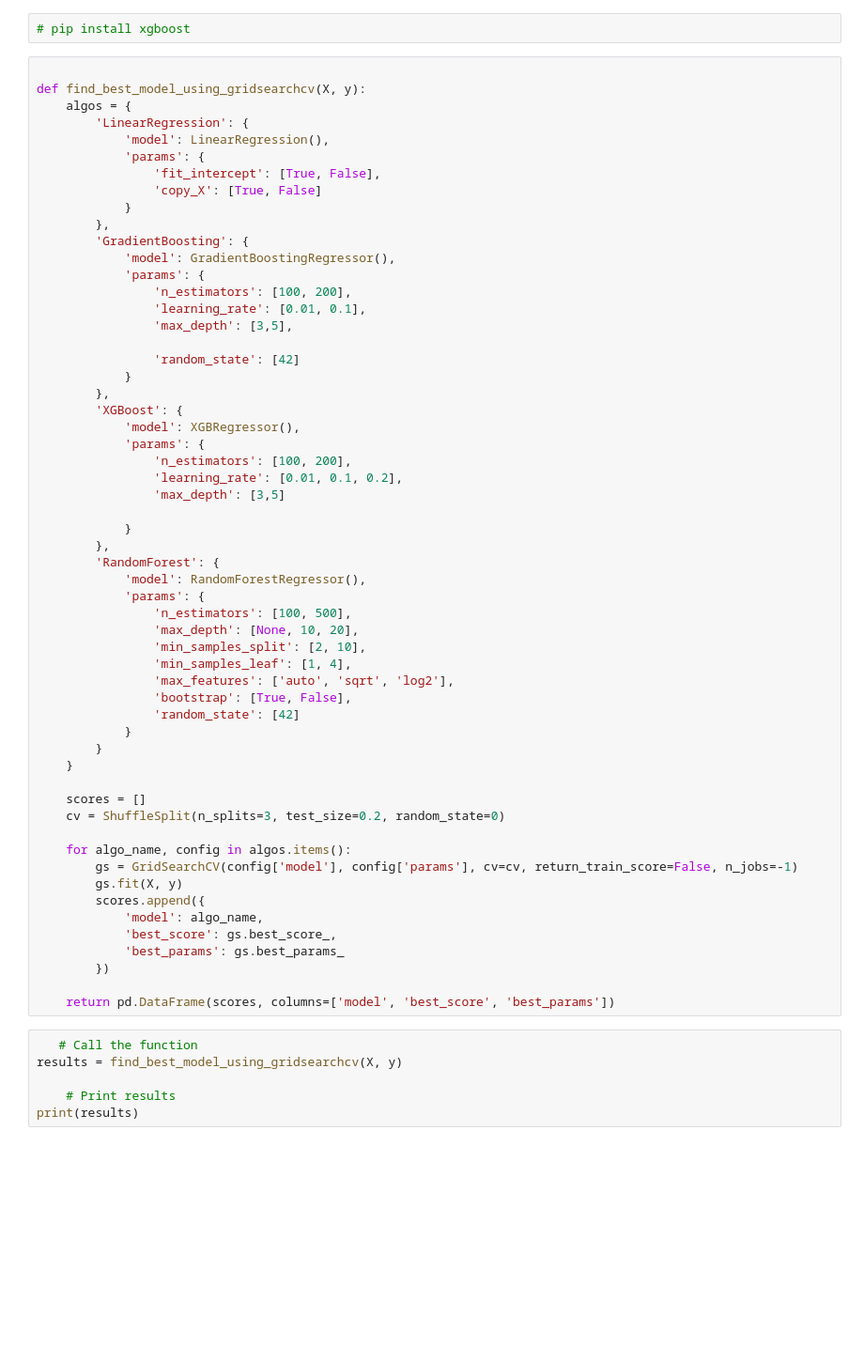
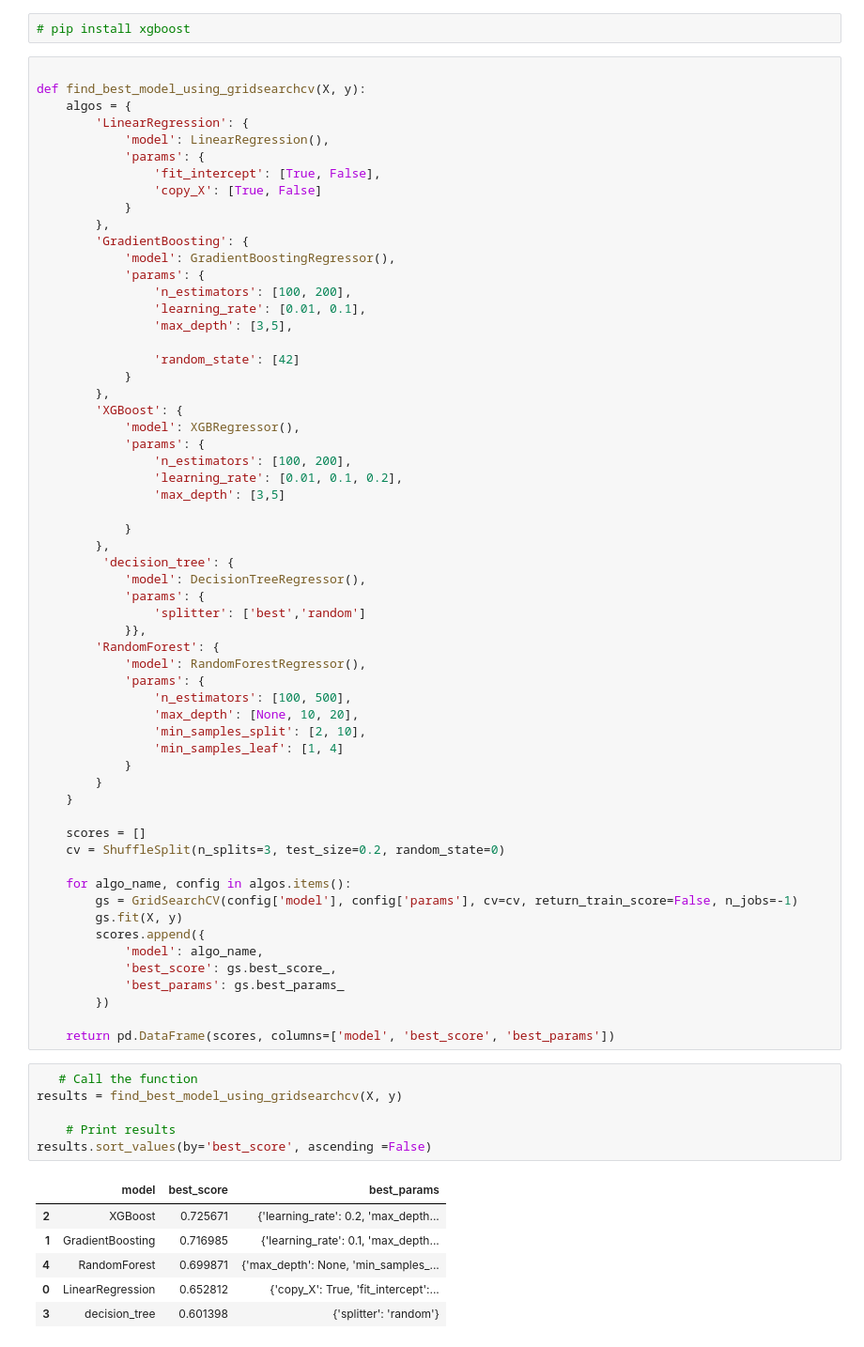
Before and after one commit to andrewnyagar/problem_statement3, a Jupyter notebook: PricePrediction.ipynb, the cells around one changed output. Shown at 94% size. Cells and saved outputs as stored; diff of their text form; blank space fills up the shorter version.

Commit message:
to export model

```diff
--- a/PricePrediction.ipynb
+++ b/PricePrediction.ipynb
@@ -253,16 +489,18 @@ def find_best_model_using_gridsearchcv(X, y):
 
             }
         },
+         'decision_tree': {
+            'model': DecisionTreeRegressor(),
+            'params': {
+                'splitter': ['best','random']
+            }},
         'RandomForest': {
             'model': RandomForestRegressor(),
             'params': {
                 'n_estimators': [100, 500],
                 'max_depth': [None, 10, 20],
                 'min_samples_split': [2, 10],
-                'min_samples_leaf': [1, 4],
-                'max_features': ['auto', 'sqrt', 'log2'],
-                'bootstrap': [True, False],
-                'random_state': [42]
+                'min_samples_leaf': [1, 4]
             }
         }
     }
@@ -283,6 +521,13 @@ def find_best_model_using_gridsearchcv(X, y):
 # %%
    # Call the function
 results = find_best_model_using_gridsearchcv(X, y)
 
     # Print results
-print(results)
+results.sort_values(by='best_score', ascending =False)
+# %% [output]
+|  | model | best_score | best_params |
+| 2 | XGBoost | 0.725671 | {'learning_rate': 0.2, 'max_depth... |
+| 1 | GradientBoosting | 0.716985 | {'learning_rate': 0.1, 'max_depth... |
+| 4 | RandomForest | 0.699871 | {'max_depth': None, 'min_samples_... |
+| 0 | LinearRegression | 0.652812 | {'copy_X': True, 'fit_intercept':... |
+| 3 | decision_tree | 0.601398 | {'splitter': 'random'} |
```
Also changed, not shown: parts of 38 cells of this notebook.
